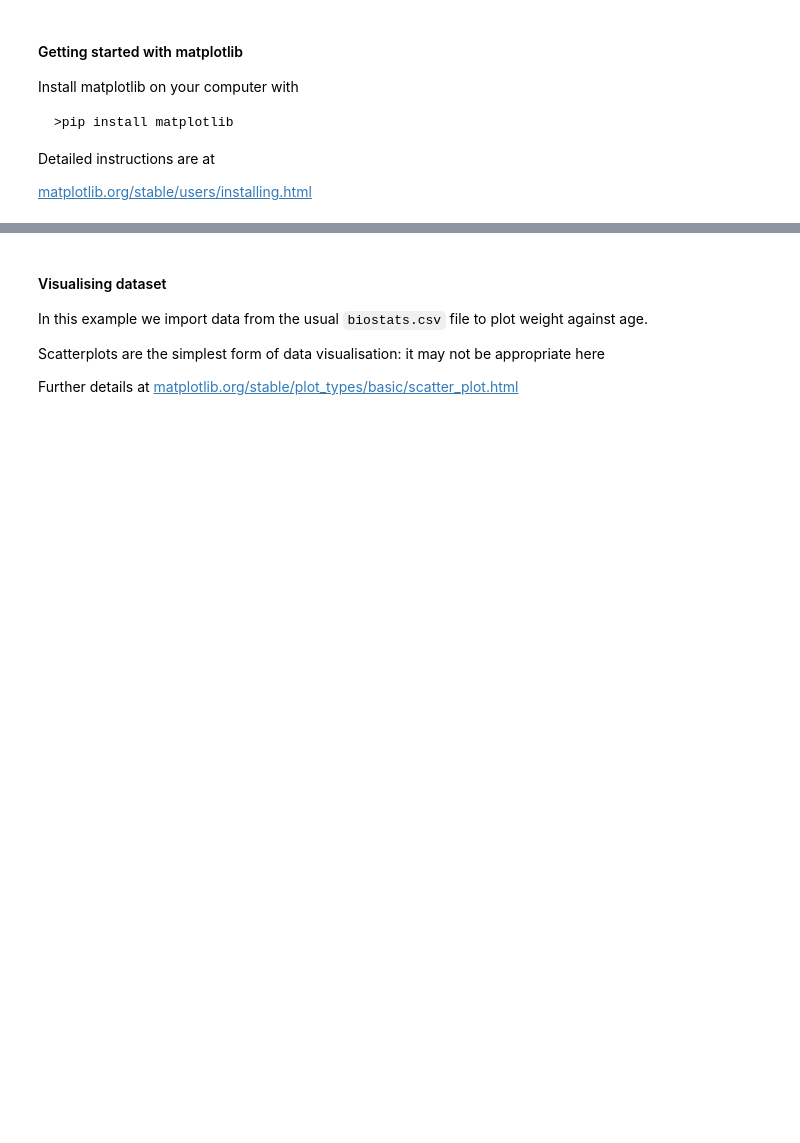
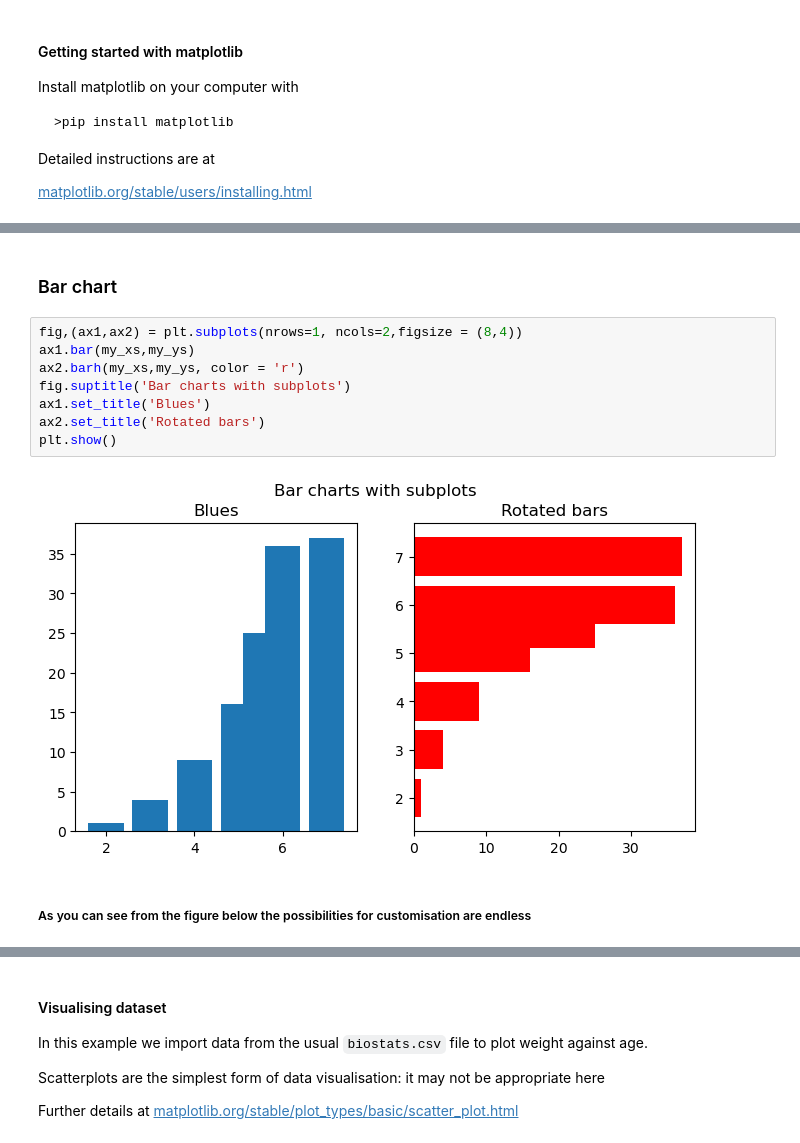
Before and after one commit to ale66/learn-coding, a Jupyter notebook: 76-matplotlib/matplotlib.ipynb, the cells around one changed output, grey strips where cells are left out. Saved outputs shown, nothing was run; the diff lists cells and outputs as text; blank space fills up the shorter version.

```diff
--- a/76-matplotlib/matplotlib.ipynb
+++ b/76-matplotlib/matplotlib.ipynb
@@ -44,0 +101,14 @@ plt.show()
+# %% [markdown]
+### Bar chart
+# %%
+fig,(ax1,ax2) = plt.subplots(nrows=1, ncols=2,figsize = (8,4))
+ax1.bar(my_xs,my_ys)
+ax2.barh(my_xs,my_ys, color = 'r')
+fig.suptitle('Bar charts with subplots')
+ax1.set_title('Blues')
+ax2.set_title('Rotated bars')
+plt.show()
+# %% [output]
+[figure, added]
+# %% [markdown]
+##### As you can see from the figure below the possibilities for customisation are endless
```
Also changed, not shown: parts of 13 cells of this notebook.
